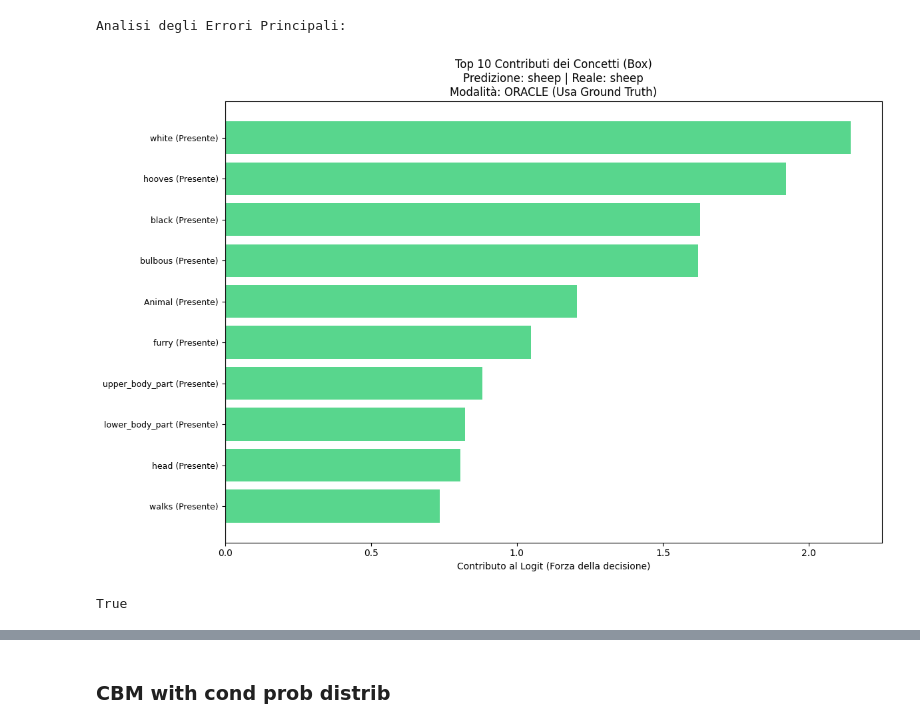
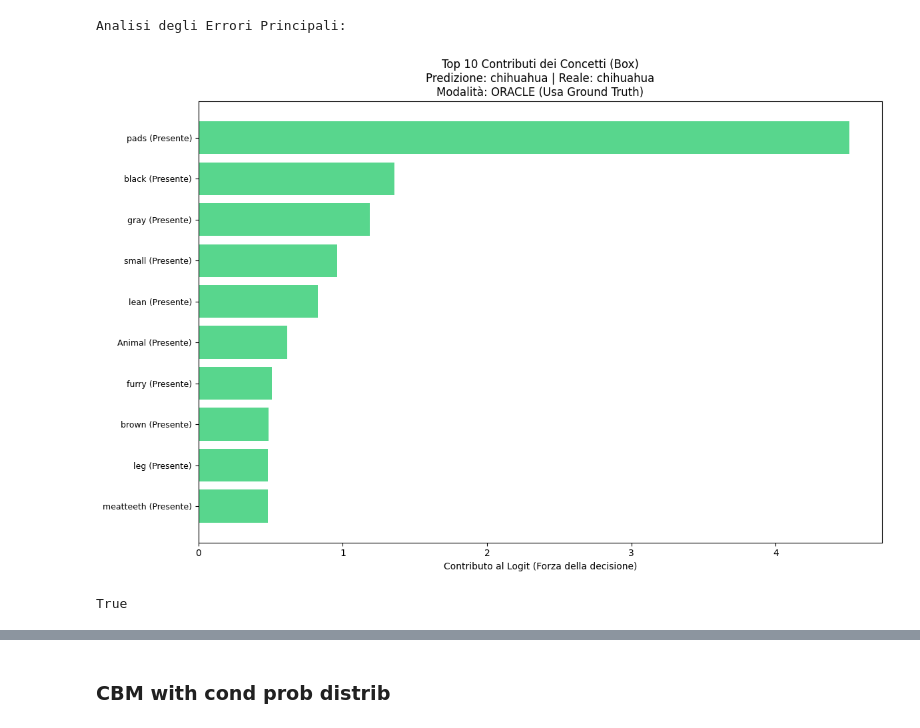
Before and after one commit to stefano-gamba/BoxEmbeddingCBM, a Jupyter notebook: notebooks/independent_training.ipynb, the cells around one changed output, grey strips where cells are left out. Drawn from its saved outputs; the diff is of its cells as text; code cells hidden in the pictures.

```diff
--- a/notebooks/independent_training.ipynb
+++ b/notebooks/independent_training.ipynb
@@ -302,7 +302,7 @@ Analisi degli Errori Principali:
 # %%
 from src.CHM.interpretation import explain_prediction
 
-explain_prediction(b_model, test_dataloader, concepts, classes, class_concept_matrix, box_tensors)
+explain_prediction(b_model, test_dataloader, concepts, classes, class_concept_matrix, box_tensors, target_class="chihuahua")
 # %% [output]
-[figure, old version]
+[figure, new version]
 True
```
Also changed, not shown: parts of 4 cells of this notebook, 2 other files.
